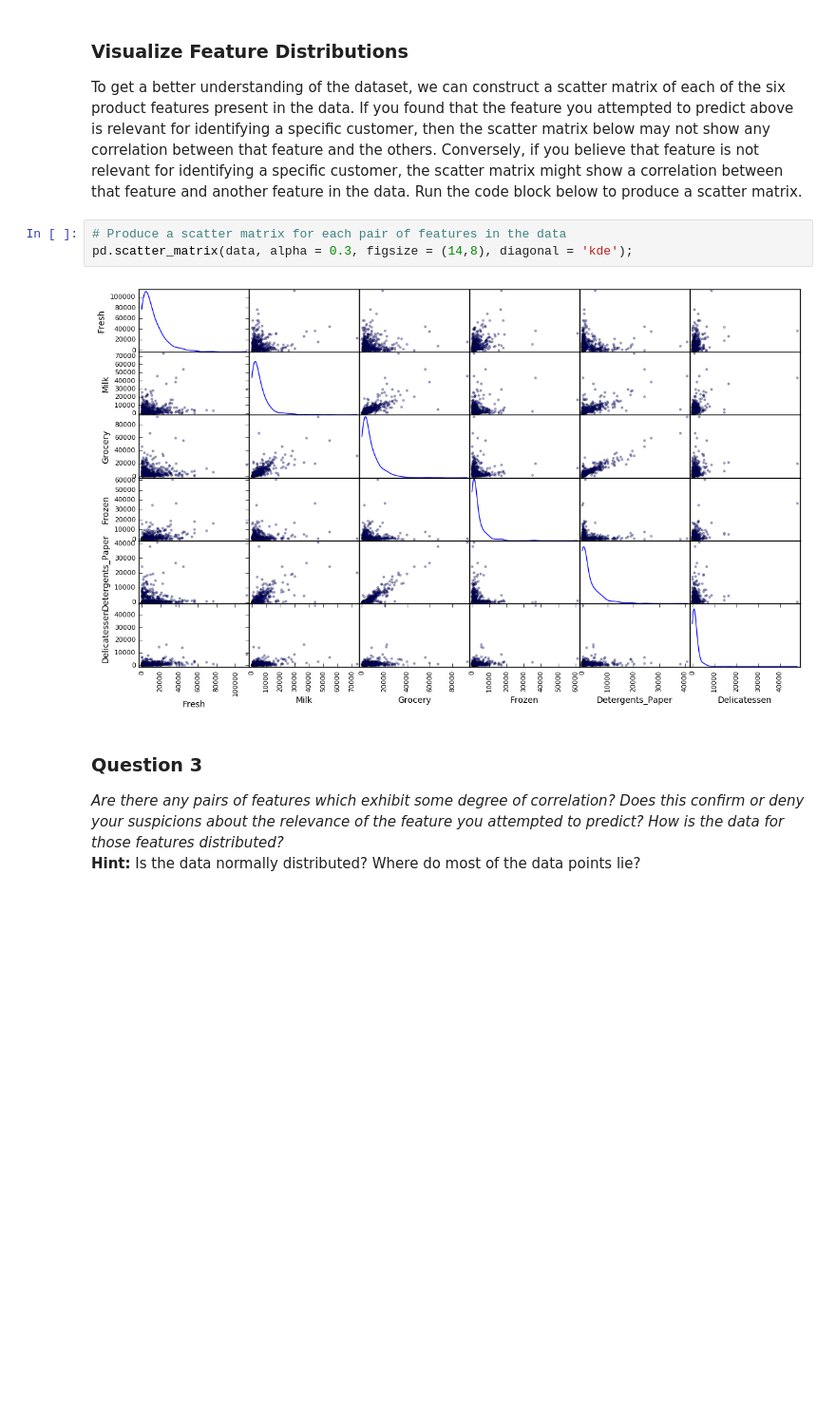
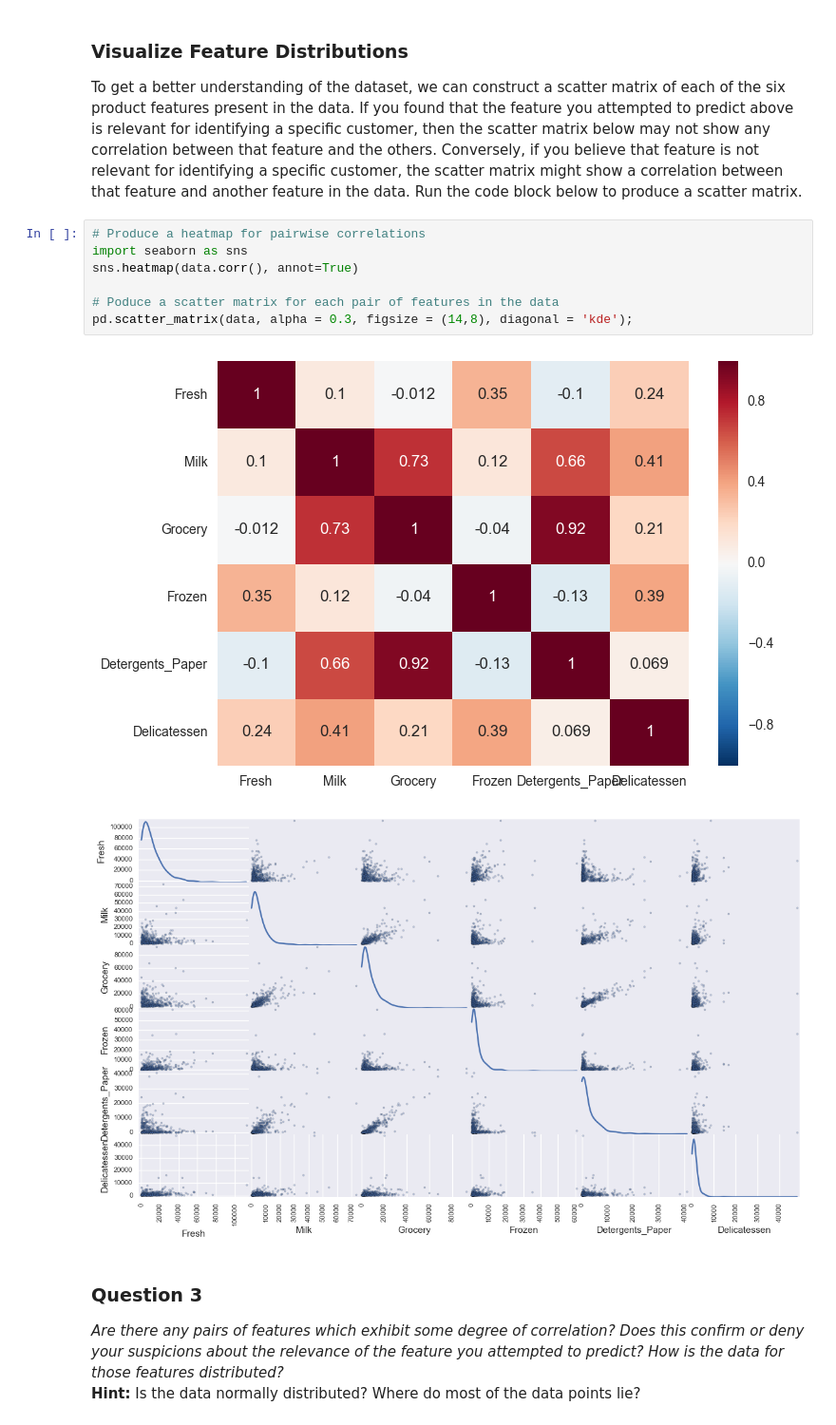
Before and after one commit to huang-siting/customer_segments, a Jupyter notebook: customer_segments.ipynb, the cells around one changed output. Shown at 95% size. Cells and saved outputs as stored; diff of their text form; blank space fills up the shorter version.

```diff
--- a/customer_segments.ipynb
+++ b/customer_segments.ipynb
@@ -124,10 +124,15 @@ The R^2 is: -11.6636871594
 ### Visualize Feature Distributions
 To get a better understanding of the dataset, we can construct a scatter matrix of each of the six product features present in the data. If you found that the feature you attempted to predict above is relevant for identifying a specific customer, then the scatter matrix below may not show any correlation between that feature and the others. Conversely, if you believe that feature is not relevant for identifying a specific customer, the scatter matrix might show a correlation between that feature and another feature in the data. Run the code block below to produce a scatter matrix.
 # %%
-# Produce a scatter matrix for each pair of features in the data
+# Produce a heatmap for pairwise correlations
+import seaborn as sns
+sns.heatmap(data.corr(), annot=True)
+
+# Poduce a scatter matrix for each pair of features in the data
 pd.scatter_matrix(data, alpha = 0.3, figsize = (14,8), diagonal = 'kde');
 # %% [output]
-[figure, old version]
+[figure, new version]
+[figure, added]
 # %% [markdown]
 ### Question 3
 *Are there any pairs of features which exhibit some degree of correlation? Does this confirm or deny your suspicions about the relevance of the feature you attempted to predict? How is the data for those features distributed?*
```
Also changed, not shown: parts of 10 cells of this notebook, 1 other file.
